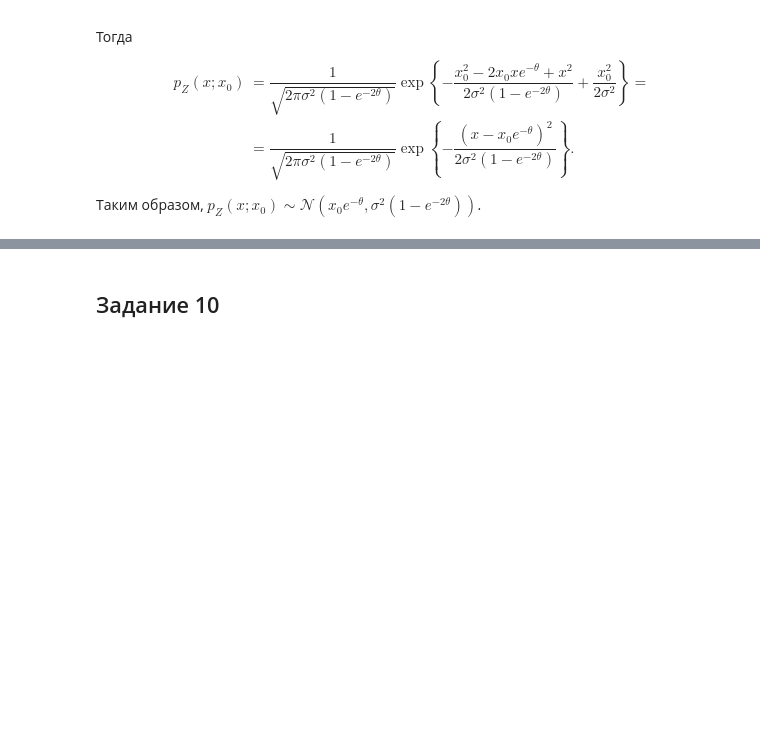
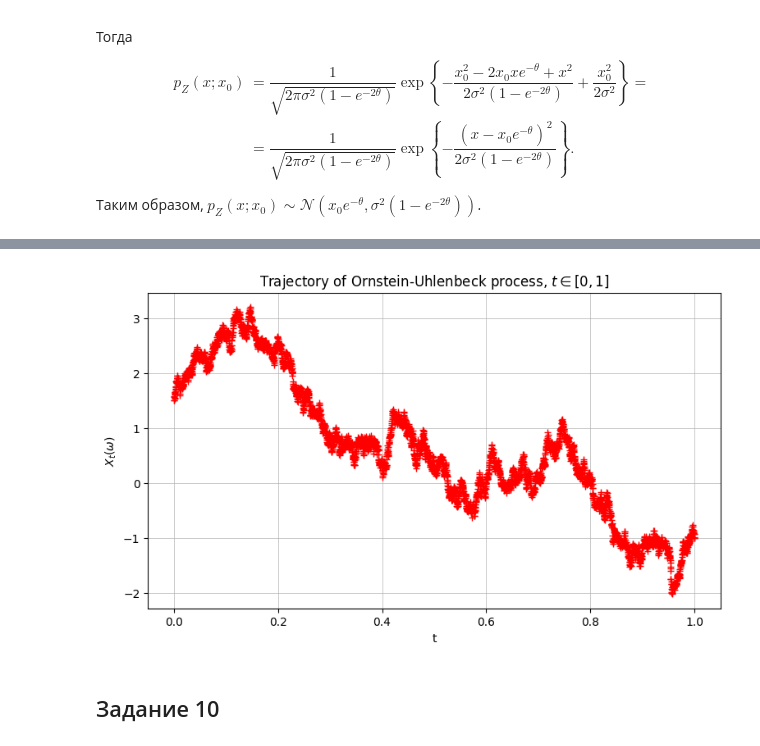
Before and after one commit to arinenn/stochastic_practicum, a Jupyter notebook: stochastic_practicum_second.ipynb, the cells around one changed output, grey strips where cells are left out. Cells and saved outputs as stored; diff of their text form; code cells hidden in the pictures; blank space fills up the shorter version.

```diff
--- a/stochastic_practicum_second.ipynb
+++ b/stochastic_practicum_second.ipynb
@@ -677,0 +710,21 @@ $$
+# %%
+x_1, x, x_2 = sym.symbols('x_1 x x_2', real=True)
+h = sym.Symbol('h', real=True)
+sigma = sym.symbols('sigma', real=True)
+theta = sym.symbols('theta', real=True)
+t_1, t_2, t_3 = sym.symbols('t_1 t_2 t_3', real=True)
+
+t_3 = (t_1 + t_2) / 2
+
+C12 = sigma ** 2 * sym.Matrix([
+    [1, sym.exp(-theta * 2*h)],
+    [sym.exp(-theta * 2*h), 1]
+])
+C132 = sigma ** 2 * sym.Matrix([
+    [1, sym.exp(-theta * h), sym.exp(-theta * 2*h)],
+    [sym.exp(-theta * h), 1, sym.exp(-theta * h)],
+    [sym.exp(-theta * 2*h), sym.exp(-theta * h), 1]
+])
+
+vec_132 = sym.Matrix([x_1, x, x_2])
+vec_12 = sym.Matrix([x_1, x_2])
@@ -678,3 +789,26 @@ $$
+# %%
+# modelate the process
+depth = 12
+sigma = 2.25
+theta = 0.75
+x_0 = 1.5
+ornstein_uhlenbeck_trajectory = modelate_ornstein_uhlenbeck(depth, sigma, theta, x_0)
+
+# plotting
+grid = np.linspace(0, 1, 2**depth + 1, endpoint=True)
+
+fig = plt.figure(figsize=(9,5))
+ax = plt.axes()
+ax.grid('minor', linewidth=0.5)
+
+plt.plot(grid, ornstein_uhlenbeck_trajectory, 'r+')
+
+plt.title('Trajectory of Ornstein-Uhlenbeck process, $t\in[0,1]$')
+plt.ylabel('$X_t(\omega)$')
+plt.xlabel('t')
+plt.show()
+# %% [output]
+[figure, added]
 # %% [markdown]
 ## Задание 10
 # %% [markdown]
```
Also changed, not shown: parts of 21 cells of this notebook.
